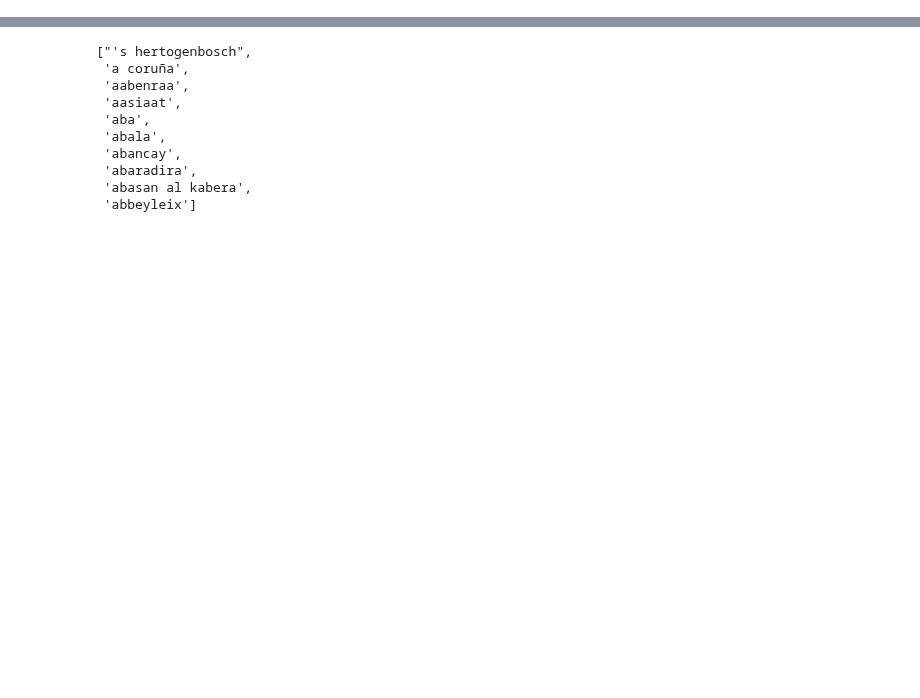
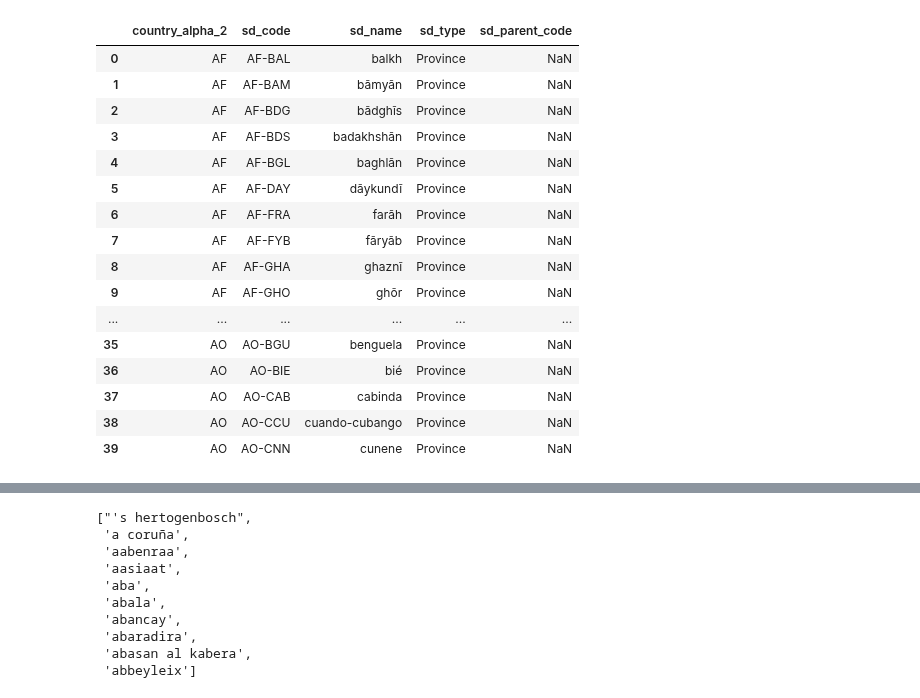
Before and after one commit to ravi-gopalan/DAND_Data_Wrangling, a Jupyter notebook: city_list_wikidata.ipynb, the cells around one changed output, grey strips where cells are left out. Cells and saved outputs as stored; diff of their text form; code cells hidden in the pictures; blank space fills up the shorter version.

```diff
--- a/city_list_wikidata.ipynb
+++ b/city_list_wikidata.ipynb
@@ -160,0 +437,20 @@ df.shape
+# %%
+df_admins.head(40)
+# %% [output]
+|  | country_alpha_2 | sd_code | sd_name | sd_type | sd_parent_code |
+| 0 | AF | AF-BAL | balkh | Province | NaN |
+| 1 | AF | AF-BAM | bāmyān | Province | NaN |
+| 2 | AF | AF-BDG | bādghīs | Province | NaN |
+| 3 | AF | AF-BDS | badakhshān | Province | NaN |
+| 4 | AF | AF-BGL | baghlān | Province | NaN |
+| 5 | AF | AF-DAY | dāykundī | Province | NaN |
+| 6 | AF | AF-FRA | farāh | Province | NaN |
+| 7 | AF | AF-FYB | fāryāb | Province | NaN |
+| 8 | AF | AF-GHA | ghaznī | Province | NaN |
+| 9 | AF | AF-GHO | ghōr | Province | NaN |
+| ... | ... | ... | ... | ... | ... |
+| 35 | AO | AO-BGU | benguela | Province | NaN |
+| 36 | AO | AO-BIE | bié | Province | NaN |
+| 37 | AO | AO-CAB | cabinda | Province | NaN |
+| 38 | AO | AO-CCU | cuando-cubango | Province | NaN |
+| 39 | AO | AO-CNN | cunene | Province | NaN |
```
Also changed, not shown: parts of 120 cells of this notebook.
